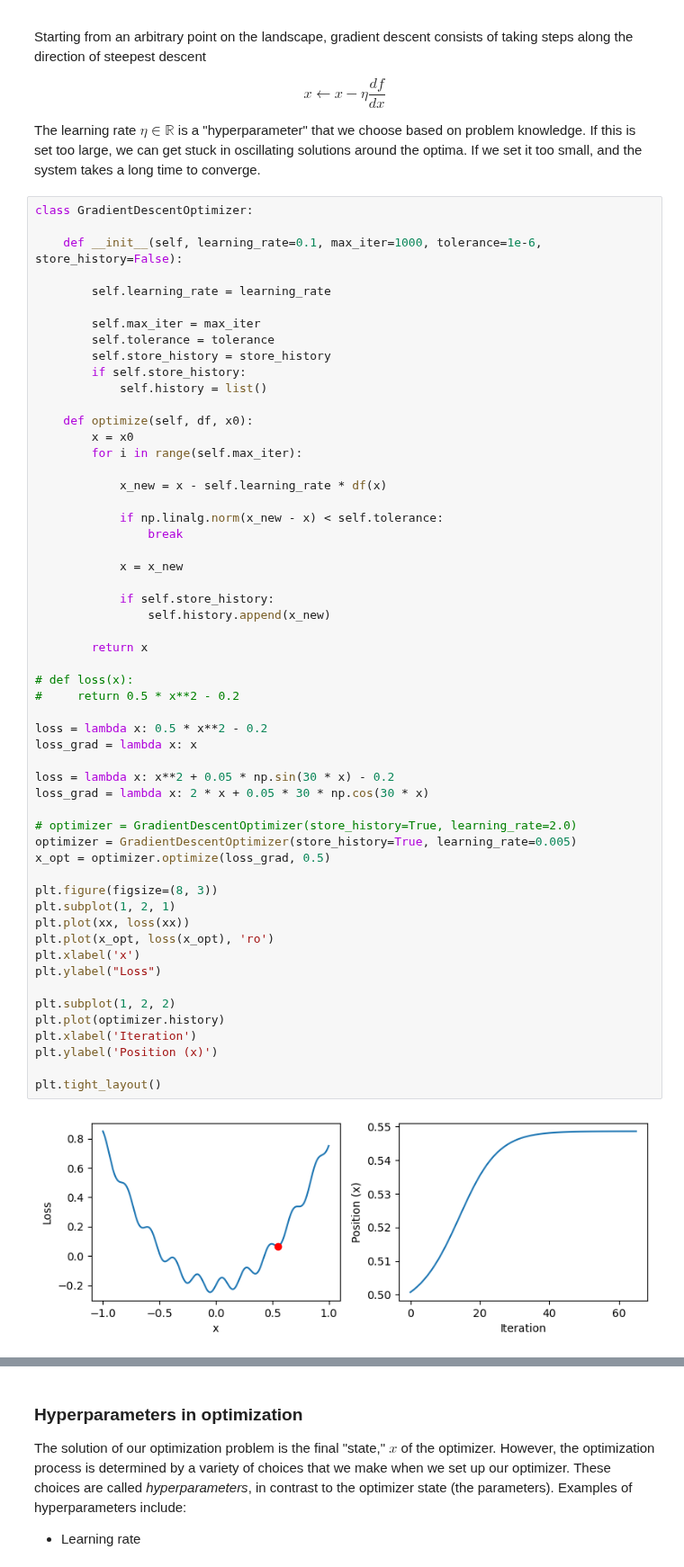
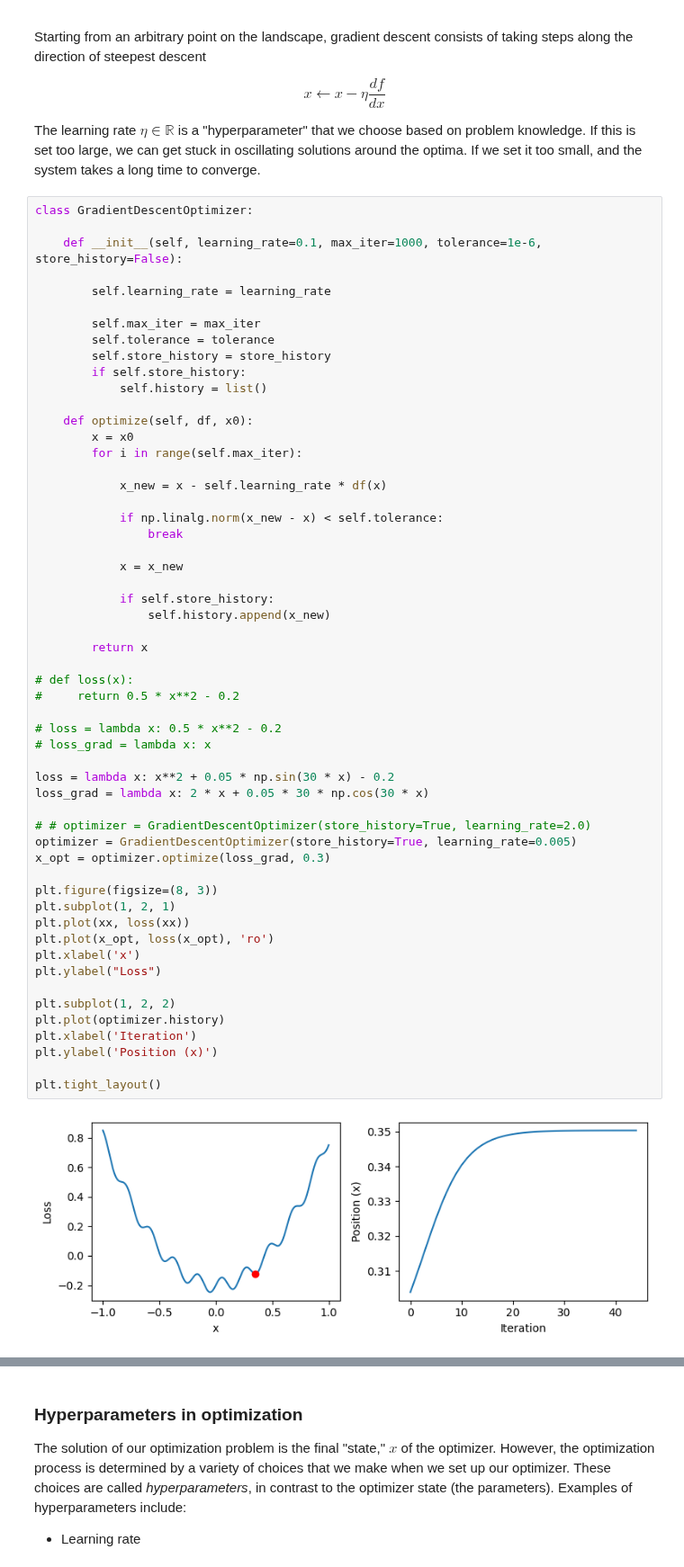
Before and after one commit to williamgilpin/cphy, a Jupyter notebook: talks/convex_optimization_univariate.ipynb, the cells around one changed output, grey strips where cells are left out. Shown at 90% size. Saved outputs shown, nothing was run; the diff lists cells and outputs as text.

```diff
--- a/talks/convex_optimization_univariate.ipynb
+++ b/talks/convex_optimization_univariate.ipynb
@@ -148,35 +148,35 @@ class GradientDescentOptimizer:
             x = x_new
 
             if self.store_history:
                 self.history.append(x_new)
 
         return x
 
 # def loss(x):
 #     return 0.5 * x**2 - 0.2
 
-loss = lambda x: 0.5 * x**2 - 0.2
-loss_grad = lambda x: x
+# loss = lambda x: 0.5 * x**2 - 0.2
+# loss_grad = lambda x: x
 
 loss = lambda x: x**2 + 0.05 * np.sin(30 * x) - 0.2
 loss_grad = lambda x: 2 * x + 0.05 * 30 * np.cos(30 * x)
 
-# optimizer = GradientDescentOptimizer(store_history=True, learning_rate=2.0)
+# # optimizer = GradientDescentOptimizer(store_history=True, learning_rate=2.0)
 optimizer = GradientDescentOptimizer(store_history=True, learning_rate=0.005)
-x_opt = optimizer.optimize(loss_grad, 0.5)
+x_opt = optimizer.optimize(loss_grad, 0.3)
 
 plt.figure(figsize=(8, 3))
 plt.subplot(1, 2, 1)
 plt.plot(xx, loss(xx))
 plt.plot(x_opt, loss(x_opt), 'ro')
 plt.xlabel('x')
 plt.ylabel("Loss")
 
 plt.subplot(1, 2, 2)
 plt.plot(optimizer.history)
 plt.xlabel('Iteration')
 plt.ylabel('Position (x)')
 
 plt.tight_layout()
 # %% [output]
-[figure, old version]
+[figure, new version]
```
Also changed, not shown: parts of 8 cells of this notebook, 2 other files.
